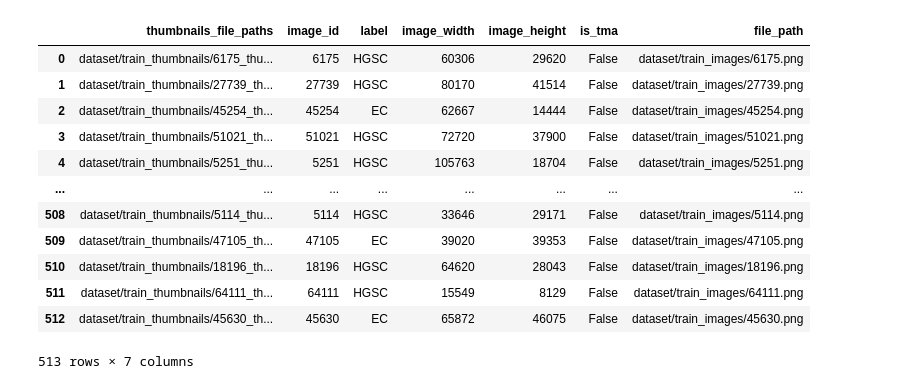
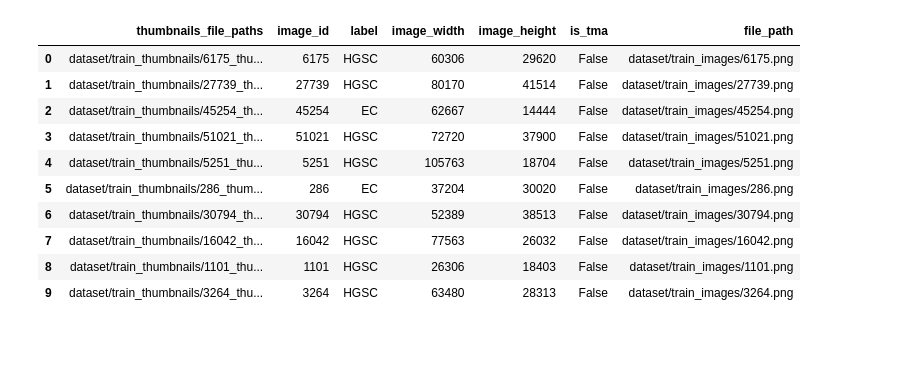
Before and after one commit to shigengtian/kaggle-ubc-ocean, a Jupyter notebook: submit.ipynb, the cells around one changed output. Drawn from its saved outputs; the diff is of its cells as text; code cells hidden in the pictures; blank space fills up the shorter version.

Commit message:
Changes to be committed: 	modified:   eda.py 	new file:   preprocess_tma.py 	modified:   submit.ipynb 	modified:   train_6.py 	new file:   train_7tma.py

```diff
--- a/submit.ipynb
+++ b/submit.ipynb
@@ -96,21 +96,20 @@ else:
     test_df["file_path"] = "/kaggle/input/UBC-OCEAN/test_images/" + test_df["image_id"].astype(str) + ".png"
     test_df["thumbnails_file_paths"] = "/kaggle/input/UBC-OCEAN/test_thumbnails/" + test_df["image_id"].astype(str) + "_thumbnail.png"
 # %%
+test_df = test_df[:10]
 test_df
 # %% [output]
 |  | thumbnails_file_paths | image_id | label | image_width | image_height | is_tma | file_path |
 | 0 | dataset/train_thumbnails/6175_thu... | 6175 | HGSC | 60306 | 29620 | False | dataset/train_images/6175.png |
 | 1 | dataset/train_thumbnails/27739_th... | 27739 | HGSC | 80170 | 41514 | False | dataset/train_images/27739.png |
 | 2 | dataset/train_thumbnails/45254_th... | 45254 | EC | 62667 | 14444 | False | dataset/train_images/45254.png |
 | 3 | dataset/train_thumbnails/51021_th... | 51021 | HGSC | 72720 | 37900 | False | dataset/train_images/51021.png |
 | 4 | dataset/train_thumbnails/5251_thu... | 5251 | HGSC | 105763 | 18704 | False | dataset/train_images/5251.png |
-| ... | ... | ... | ... | ... | ... | ... | ... |
-| 508 | dataset/train_thumbnails/5114_thu... | 5114 | HGSC | 33646 | 29171 | False | dataset/train_images/5114.png |
-| 509 | dataset/train_thumbnails/47105_th... | 47105 | EC | 39020 | 39353 | False | dataset/train_images/47105.png |
-| 510 | dataset/train_thumbnails/18196_th... | 18196 | HGSC | 64620 | 28043 | False | dataset/train_images/18196.png |
-| 511 | dataset/train_thumbnails/64111_th... | 64111 | HGSC | 15549 | 8129 | False | dataset/train_images/64111.png |
-| 512 | dataset/train_thumbnails/45630_th... | 45630 | EC | 65872 | 46075 | False | dataset/train_images/45630.png |
+| 5 | dataset/train_thumbnails/286_thum... | 286 | EC | 37204 | 30020 | False | dataset/train_images/286.png |
+| 6 | dataset/train_thumbnails/30794_th... | 30794 | HGSC | 52389 | 38513 | False | dataset/train_images/30794.png |
+| 7 | dataset/train_thumbnails/16042_th... | 16042 | HGSC | 77563 | 26032 | False | dataset/train_images/16042.png |
+| 8 | dataset/train_thumbnails/1101_thu... | 1101 | HGSC | 26306 | 18403 | False | dataset/train_images/1101.png |
+| 9 | dataset/train_thumbnails/3264_thu... | 3264 | HGSC | 63480 | 28313 | False | dataset/train_images/3264.png |
-513 rows × 7 columns
 # %%
 def seed_everything(seed = 42):
     random.seed(seed)
```
Also changed, not shown: parts of 7 cells of this notebook, 3 other files.
